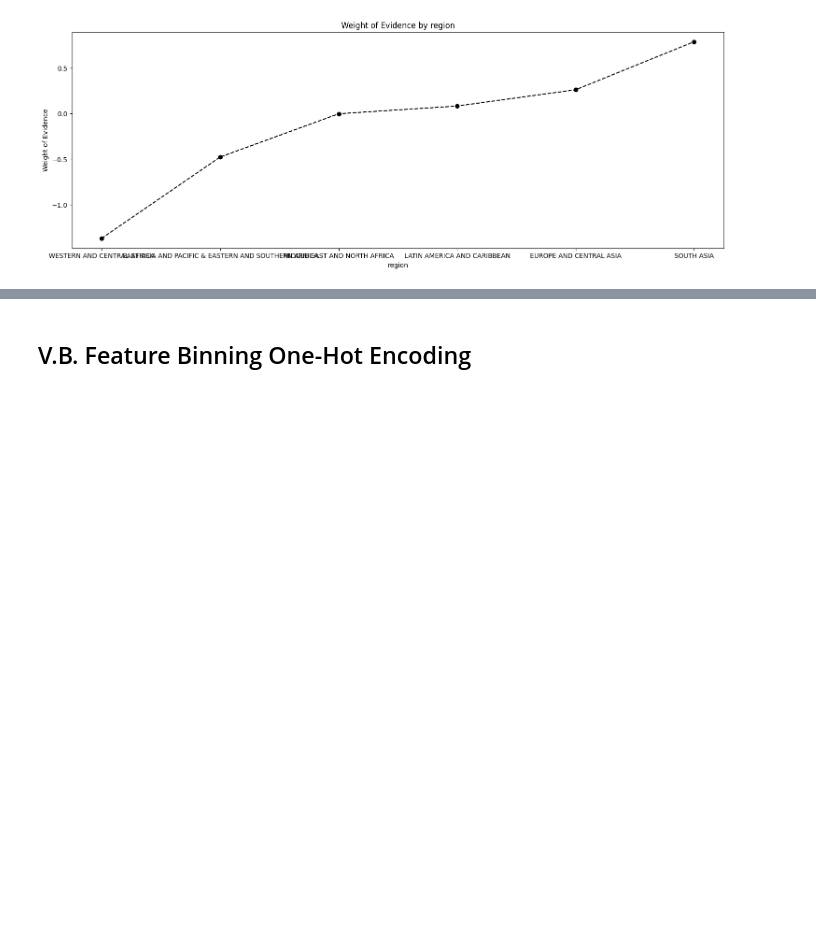
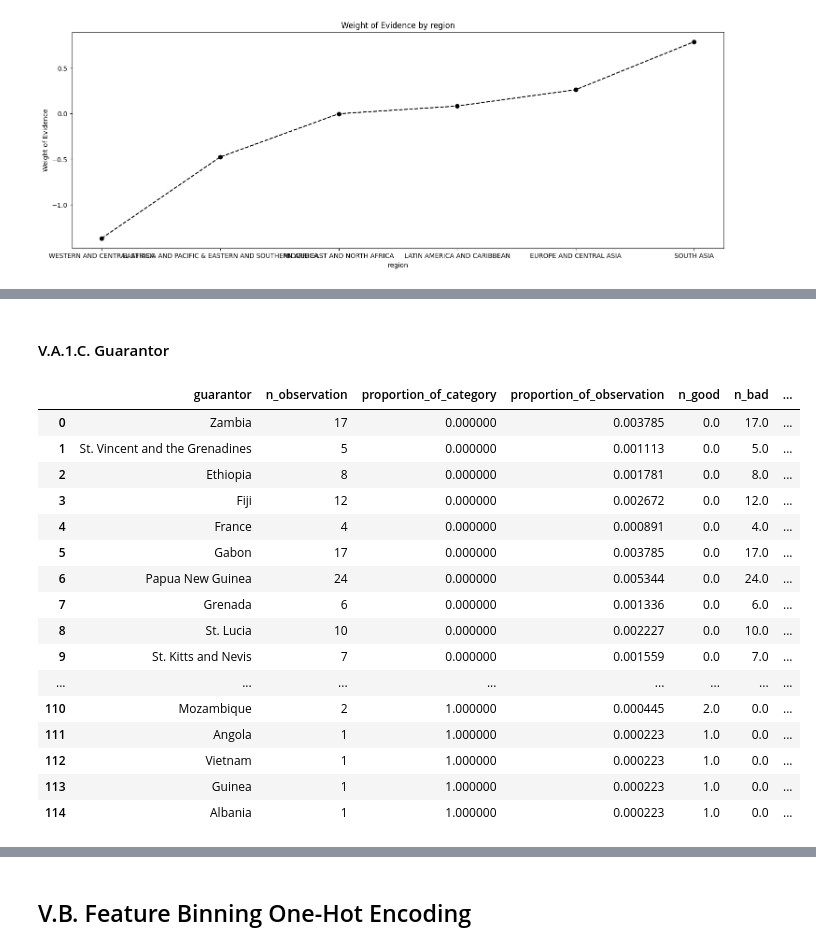
Before and after one commit to hardefarogonondo/IBRD-credit-scorecard-predictive-engine, a Jupyter notebook: notebooks/3_feature_engineering/feature_engineering.ipynb, the cells around one changed output, grey strips where cells are left out. Drawn from its saved outputs; the diff is of its cells as text; code cells hidden in the pictures; blank space fills up the shorter version.

```diff
--- a/notebooks/3_feature_engineering/feature_engineering.ipynb
+++ b/notebooks/3_feature_engineering/feature_engineering.ipynb
@@ -271,18 +263,3 @@ dtypes: float64(1), object(4)
 memory usage: 94.0+ KB
 # %% [markdown]
 # V. Feature Selection
-# %%
-feature = list(X_train.columns)
-categorical_feature = ["region", "country", "guarantor", "loan_type"]
-X = X_train[feature]
-y = y_train.values
-selection_criteria = {
-    "iv": {
-        "min": 0.02,
-        "max": 0.5,
-        "strategy": "highest"
-    }
-}
-# %%
-optimal_binning_process = BinningProcess(feature, categorical_variables = categorical_feature, selection_criteria = selection_criteria)
-optimal_binning_process.fit(X, y)
@@ -334,3 +296,6 @@ def plot_by_woe(woe_df, rotation_of_x_axis_labels = 0):
     plt.ylabel("Weight of Evidence")
     plt.title("Weight of Evidence by " + woe_df.columns[0])
     plt.xticks(rotation = rotation_of_x_axis_labels)
+# %%
+X_binning = X_train.copy()
+X_binning.shape
@@ -652,0 +393,23 @@ plot_by_woe(guarantor_woe)
+# %% [markdown]
+#### V.A.1.C. Guarantor
+# %%
+guarantor_woe = woe_analysis(X_binning, "guarantor", y_train)
+guarantor_woe
+# %% [output]
+|  | guarantor | n_observation | proportion_of_category | proportion_of_observation | n_good | n_bad | ... |
+| 0 | Zambia | 17 | 0.000000 | 0.003785 | 0.0 | 17.0 | ... |
+| 1 | St. Vincent and the Grenadines | 5 | 0.000000 | 0.001113 | 0.0 | 5.0 | ... |
+| 2 | Ethiopia | 8 | 0.000000 | 0.001781 | 0.0 | 8.0 | ... |
+| 3 | Fiji | 12 | 0.000000 | 0.002672 | 0.0 | 12.0 | ... |
+| 4 | France | 4 | 0.000000 | 0.000891 | 0.0 | 4.0 | ... |
+| 5 | Gabon | 17 | 0.000000 | 0.003785 | 0.0 | 17.0 | ... |
+| 6 | Papua New Guinea | 24 | 0.000000 | 0.005344 | 0.0 | 24.0 | ... |
+| 7 | Grenada | 6 | 0.000000 | 0.001336 | 0.0 | 6.0 | ... |
+| 8 | St. Lucia | 10 | 0.000000 | 0.002227 | 0.0 | 10.0 | ... |
+| 9 | St. Kitts and Nevis | 7 | 0.000000 | 0.001559 | 0.0 | 7.0 | ... |
+| ... | ... | ... | ... | ... | ... | ... | ... |
+| 110 | Mozambique | 2 | 1.000000 | 0.000445 | 2.0 | 0.0 | ... |
+| 111 | Angola | 1 | 1.000000 | 0.000223 | 1.0 | 0.0 | ... |
+| 112 | Vietnam | 1 | 1.000000 | 0.000223 | 1.0 | 0.0 | ... |
+| 113 | Guinea | 1 | 1.000000 | 0.000223 | 1.0 | 0.0 | ... |
+| 114 | Albania | 1 | 1.000000 | 0.000223 | 1.0 | 0.0 | ... |
```
Also changed, not shown: parts of 75 cells of this notebook.
